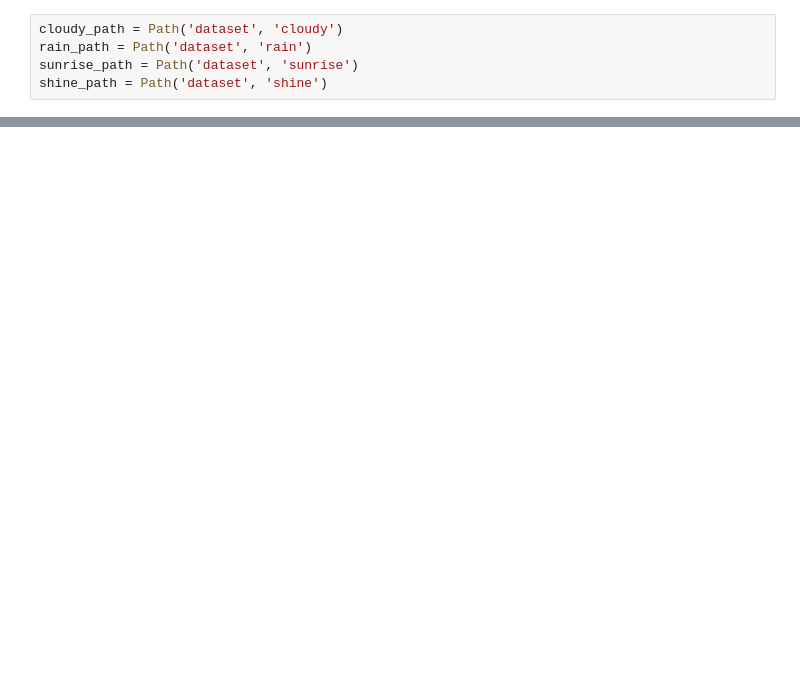
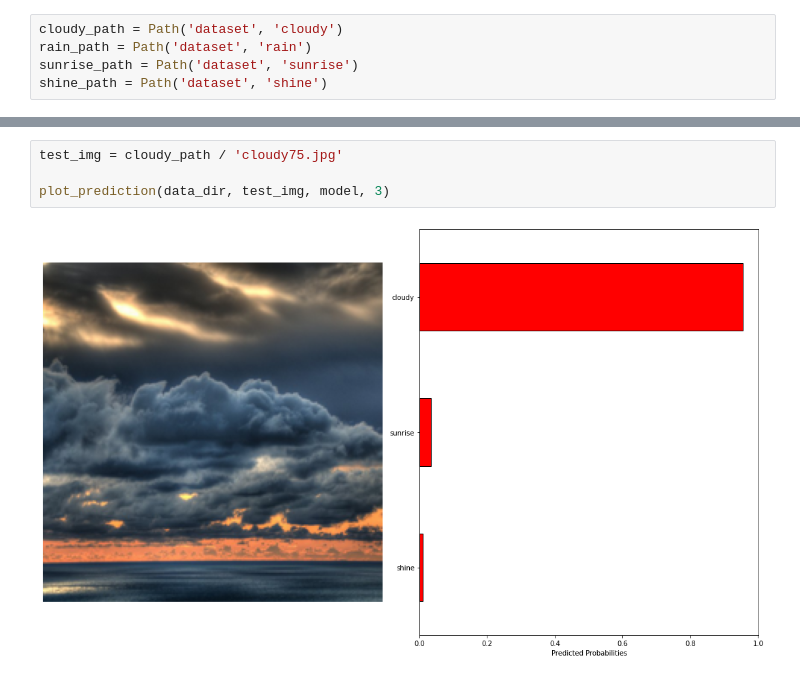
Before and after one commit to jpbacher/transfer-learning, a Jupyter notebook: weather_test.ipynb, the cells around one changed output, grey strips where cells are left out. Cells and saved outputs as stored; diff of their text form; blank space fills up the shorter version.

```diff
--- a/weather_test.ipynb
+++ b/weather_test.ipynb
@@ -244,0 +81,6 @@ model, history = train(
+# %%
+test_img = cloudy_path / 'cloudy75.jpg'
+
+plot_prediction(data_dir, test_img, model, 3)
+# %% [output]
+[figure, added]
```
Also changed, not shown: parts of 26 cells of this notebook.
